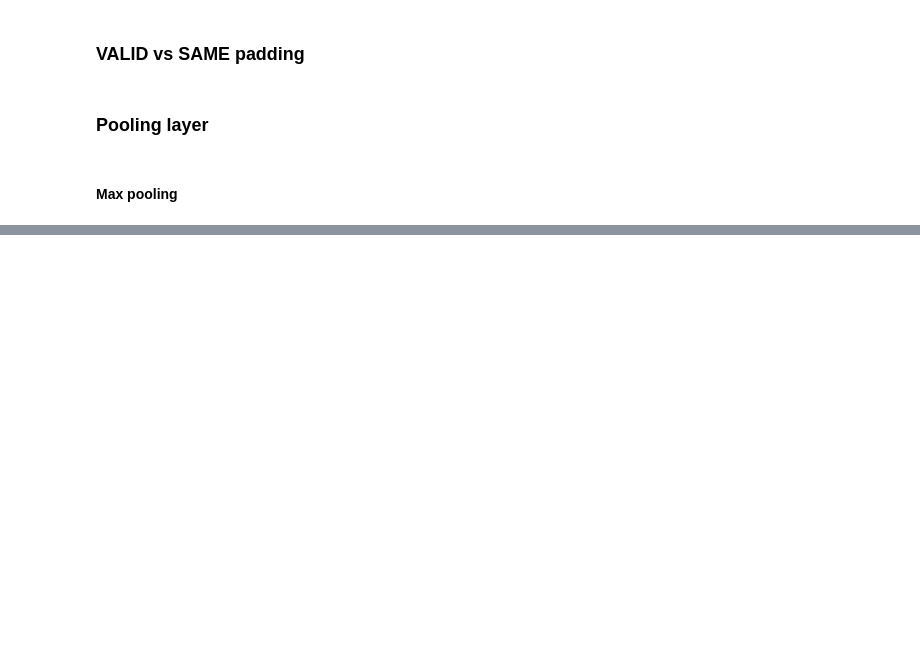
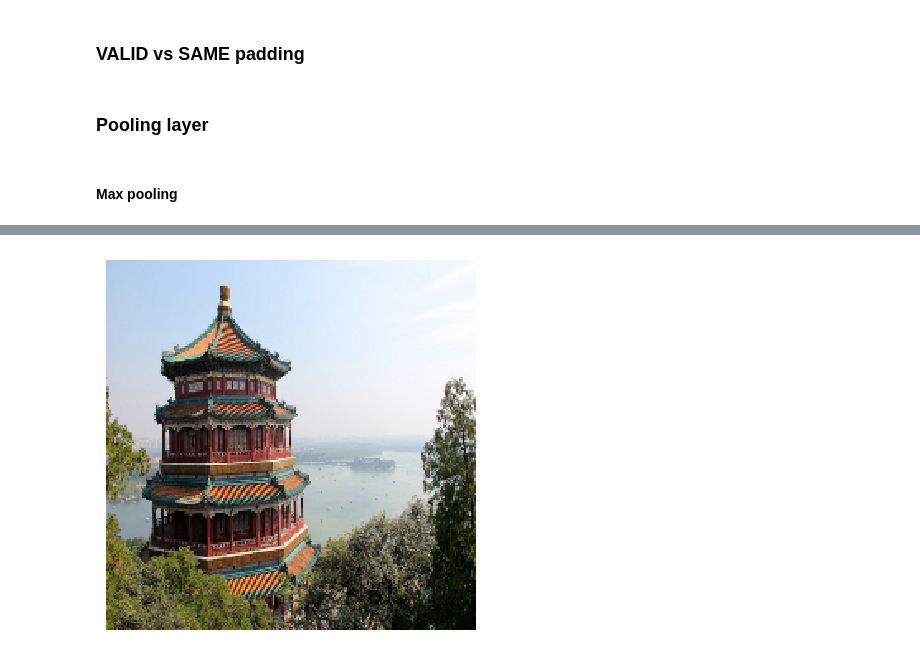
Before and after one commit to joakor89/Hands-on-Machine-Learning, a Jupyter notebook: Chapter 14 – Deep Computer Vision Using Convolutional Neural Networks.ipynb, the cells around one changed output, grey strips where cells are left out. Saved outputs shown, nothing was run; the diff lists cells and outputs as text; code cells hidden in the pictures; blank space fills up the shorter version.

```diff
--- a/Chapter 14 – Deep Computer Vision Using Convolutional Neural Networks.ipynb
+++ b/Chapter 14 – Deep Computer Vision Using Convolutional Neural Networks.ipynb
@@ -194,0 +430,6 @@ assert np.allclose(valid_output.numpy(), same_output.numpy())
+# %%
+images_resized = tf.image.resize(images, [224, 224])
+plot_color_image(images_resized[0])
+plt.show()
+# %% [output]
+[figure, added]
```
Also changed, not shown: parts of 31 cells of this notebook.
